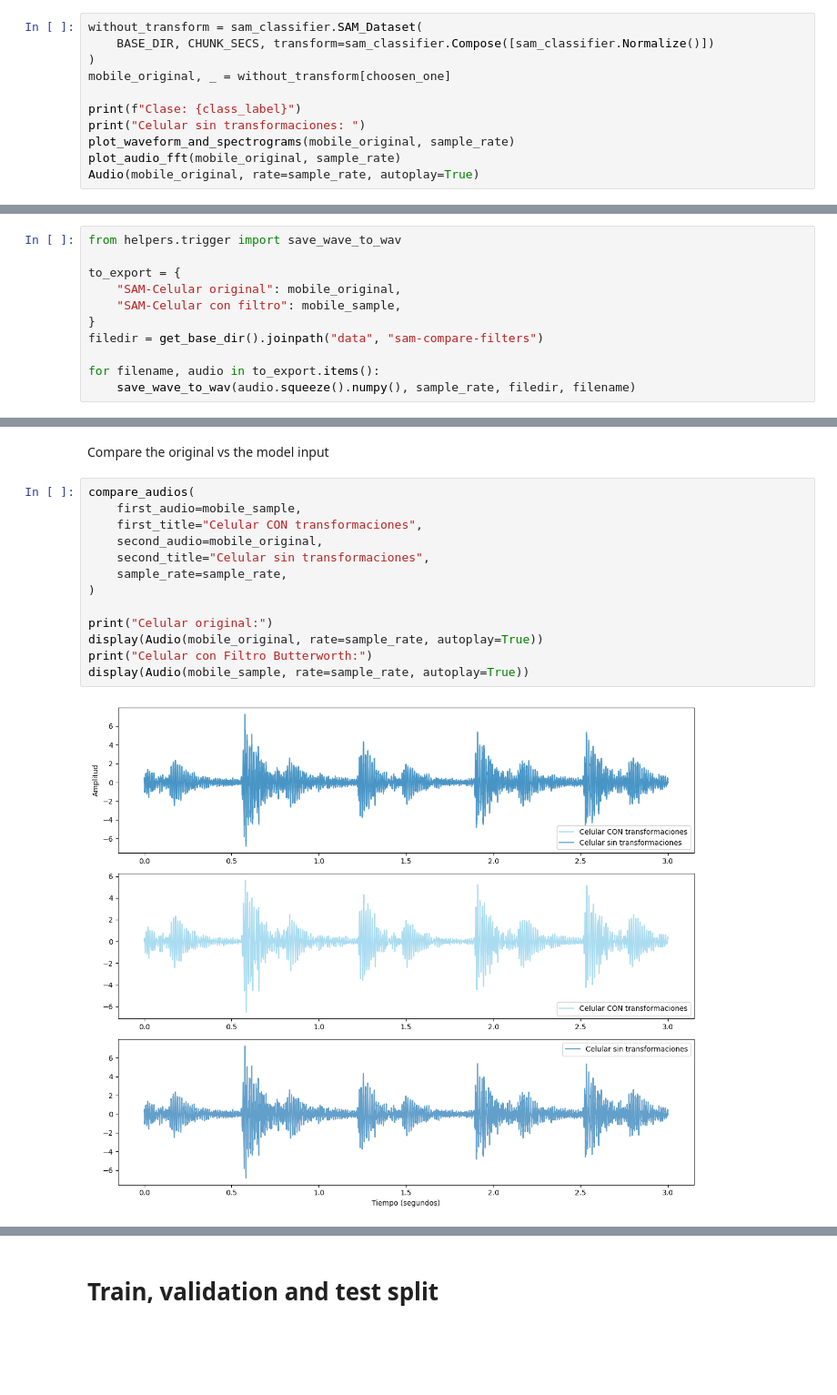
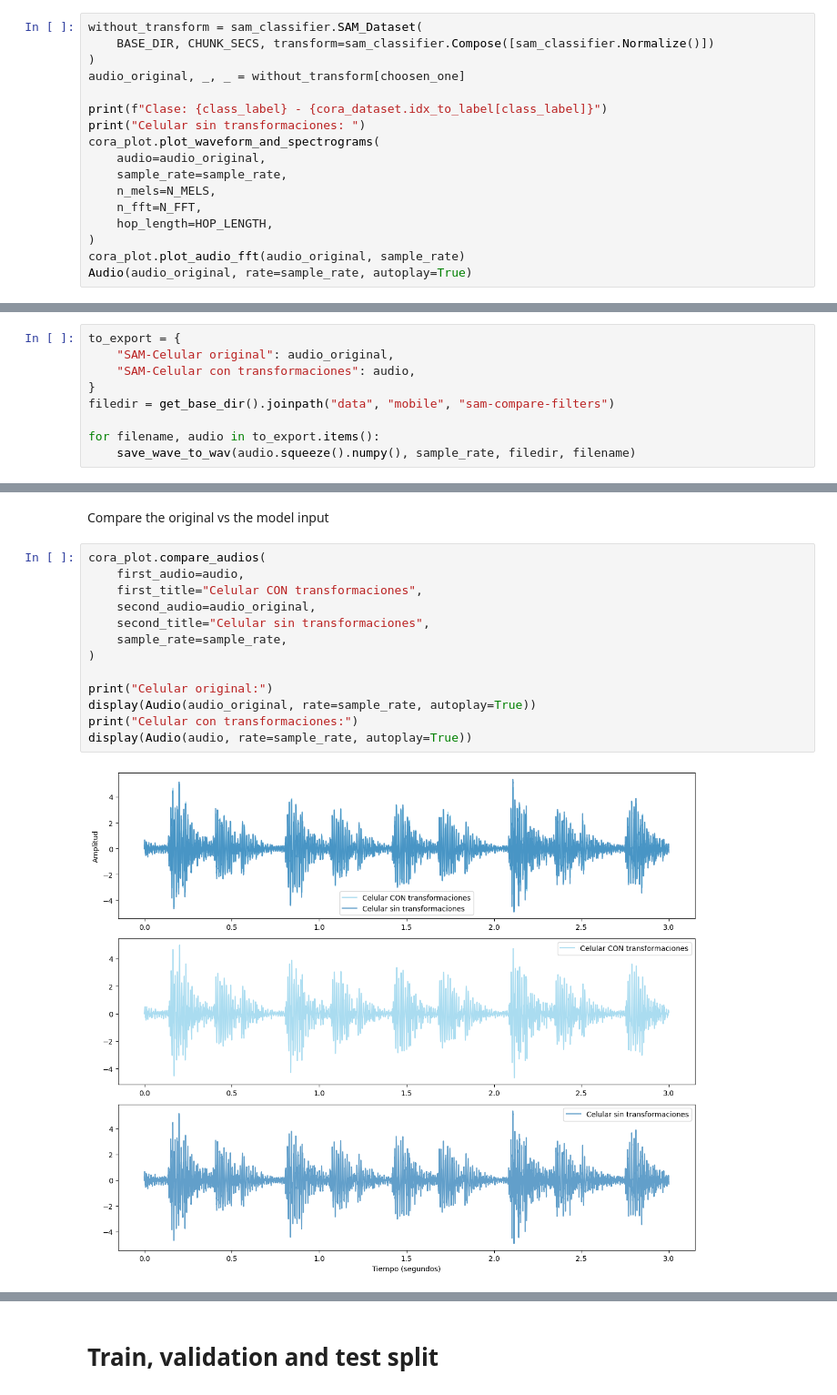
Before and after one commit to Afroefras/sam_classifier, a Jupyter notebook: train_sam_classifier.ipynb, the cells around one changed output, grey strips where cells are left out. Shown at 91% size. Cells and saved outputs as stored; diff of their text form; blank space fills up the shorter version.

Commit message:
ETL from Dataset works fine

```diff
--- a/train_sam_classifier.ipynb
+++ b/train_sam_classifier.ipynb
@@ -97,11 +96,17 @@ TypeError: DB_to_amplitude() missing 3 required positional arguments: 'x', 'ref'
 without_transform = sam_classifier.SAM_Dataset(
     BASE_DIR, CHUNK_SECS, transform=sam_classifier.Compose([sam_classifier.Normalize()])
 )
-mobile_original, _ = without_transform[choosen_one]
+audio_original, _, _ = without_transform[choosen_one]
 
-print(f"Clase: {class_label}")
+print(f"Clase: {class_label} - {cora_dataset.idx_to_label[class_label]}")
 print("Celular sin transformaciones: ")
-plot_waveform_and_spectrograms(mobile_original, sample_rate)
-plot_audio_fft(mobile_original, sample_rate)
-Audio(mobile_original, rate=sample_rate, autoplay=True)
+cora_plot.plot_waveform_and_spectrograms(
+    audio=audio_original,
+    sample_rate=sample_rate,
+    n_mels=N_MELS,
+    n_fft=N_FFT,
+    hop_length=HOP_LENGTH,
+)
+cora_plot.plot_audio_fft(audio_original, sample_rate)
+Audio(audio_original, rate=sample_rate, autoplay=True)
 # %% [output]
@@ -112,12 +117,10 @@ Celular sin transformaciones:
 [interactive output not drawn]
 # %%
-from helpers.trigger import save_wave_to_wav
-
 to_export = {
-    "SAM-Celular original": mobile_original,
-    "SAM-Celular con filtro": mobile_sample,
+    "SAM-Celular original": audio_original,
+    "SAM-Celular con transformaciones": audio,
 }
-filedir = get_base_dir().joinpath("data", "sam-compare-filters")
+filedir = get_base_dir().joinpath("data", "mobile", "sam-compare-filters")
 
 for filename, audio in to_export.items():
     save_wave_to_wav(audio.squeeze().numpy(), sample_rate, filedir, filename)
@@ -129,19 +132,19 @@ C:\Users\efrai\OneDrive\Desktop\EF\Education\MCC_UAG\Tesis\coratech\data\sam-com
 # %% [markdown]
 Compare the original vs the model input
 # %%
-compare_audios(
-    first_audio=mobile_sample,
+cora_plot.compare_audios(
+    first_audio=audio,
     first_title="Celular CON transformaciones",
-    second_audio=mobile_original,
+    second_audio=audio_original,
     second_title="Celular sin transformaciones",
     sample_rate=sample_rate,
 )
 
 print("Celular original:")
-display(Audio(mobile_original, rate=sample_rate, autoplay=True))
-print("Celular con Filtro Butterworth:")
-display(Audio(mobile_sample, rate=sample_rate, autoplay=True))
+display(Audio(audio_original, rate=sample_rate, autoplay=True))
+print("Celular con transformaciones:")
+display(Audio(audio, rate=sample_rate, autoplay=True))
 # %% [output]
-[figure, old version]
+[figure, new version]
 Celular original:
 [interactive output not drawn]
```
Also changed, not shown: parts of 9 cells of this notebook, 3 other files.
